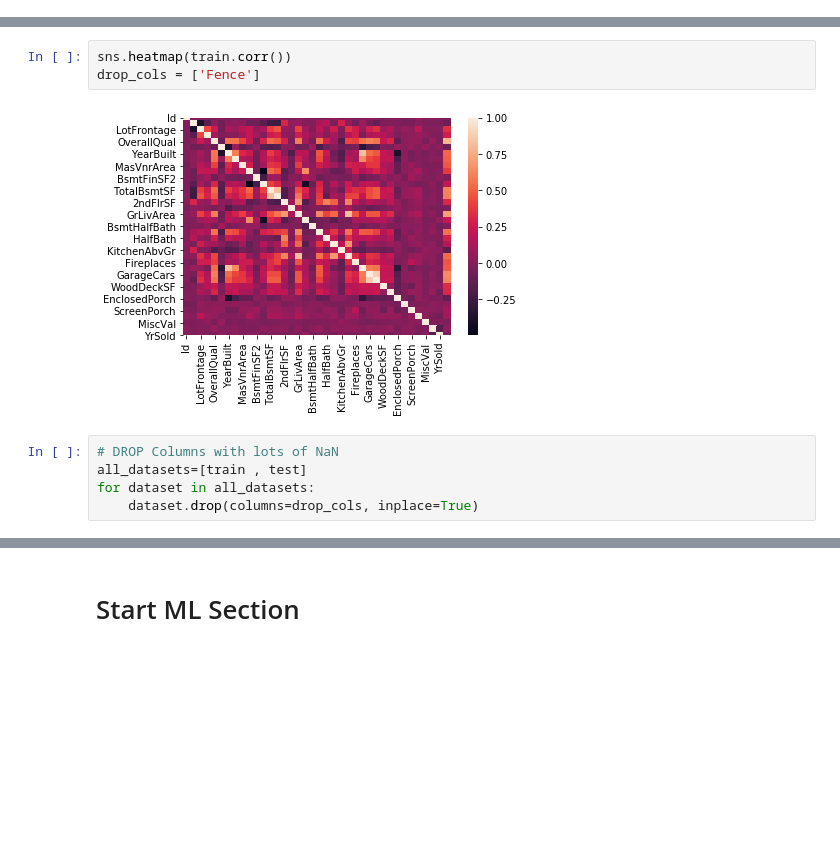
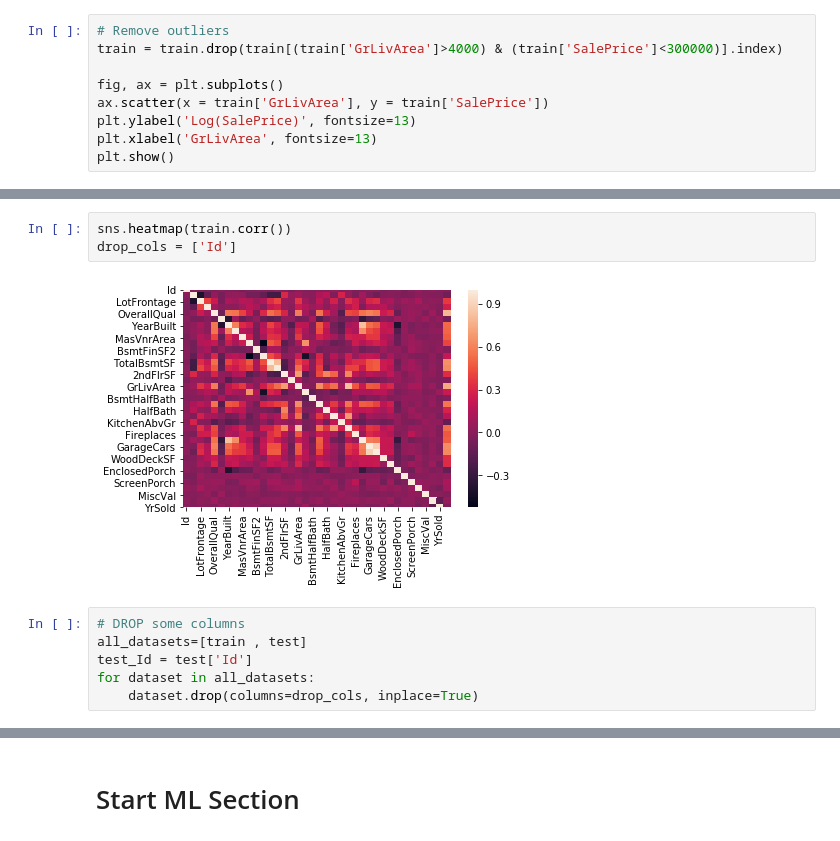
Before and after one commit to danielnflam/machineLearning, a Jupyter notebook: house_prices/regression.ipynb, the cells around one changed output, grey strips where cells are left out. Saved outputs shown, nothing was run; the diff lists cells and outputs as text; blank space fills up the shorter version.

Commit message:
updated house-prices 26%

```diff
--- a/house_prices/regression.ipynb
+++ b/house_prices/regression.ipynb
@@ -8,0 +21,9 @@ test = pd.read_csv('./data/test.csv')
+# %%
+# Remove outliers
+train = train.drop(train[(train['GrLivArea']>4000) & (train['SalePrice']<300000)].index)
+
+fig, ax = plt.subplots()
+ax.scatter(x = train['GrLivArea'], y = train['SalePrice'])
+plt.ylabel('Log(SalePrice)', fontsize=13)
+plt.xlabel('GrLivArea', fontsize=13)
+plt.show()
@@ -9,11 +32,12 @@ test = pd.read_csv('./data/test.csv')
 # %%
 sns.heatmap(train.corr())
-drop_cols = ['Fence']
+drop_cols = ['Id']
 # %% [output]
-[figure, old version]
+[figure, new version]
 # %%
-# DROP Columns with lots of NaN
+# DROP some columns
 all_datasets=[train , test]
+test_Id = test['Id']
 for dataset in all_datasets:
     dataset.drop(columns=drop_cols, inplace=True)
 # %%
```
Also changed, not shown: parts of 15 cells of this notebook, 1 other file.
